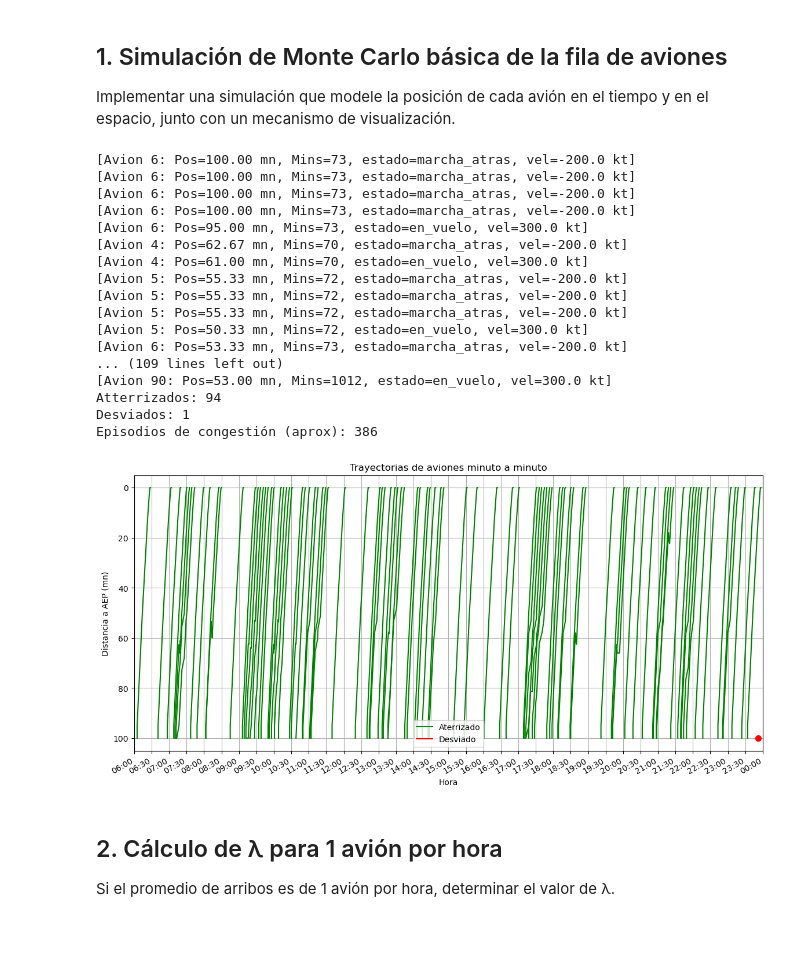
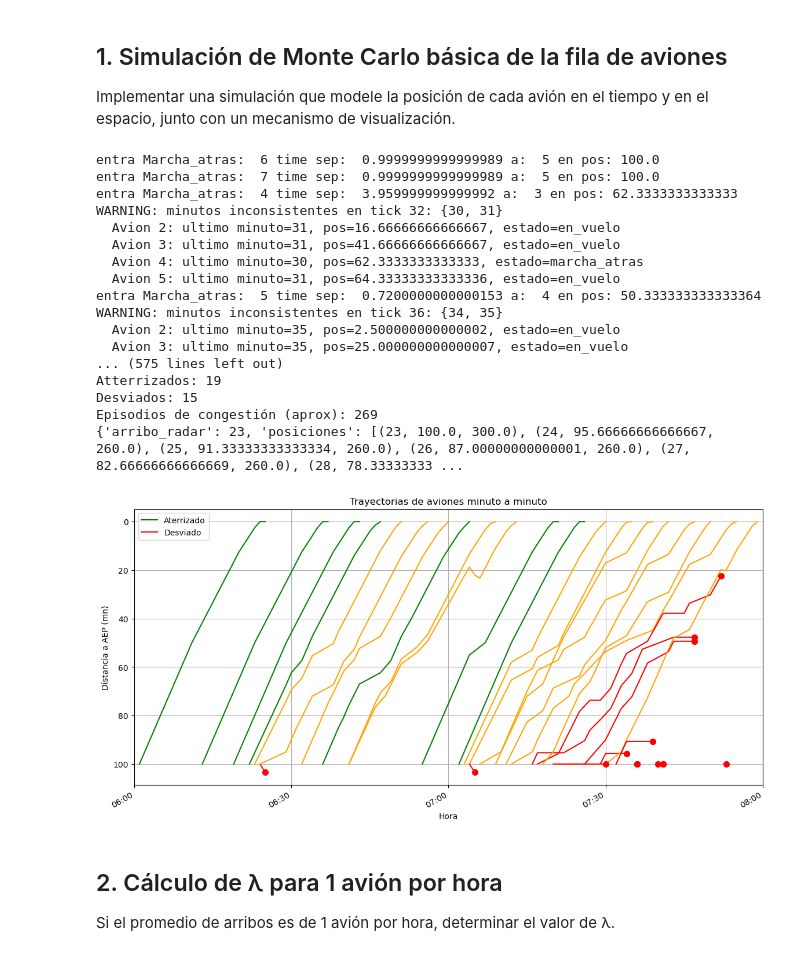
Before and after one commit to ezemaut/ACN-tp1, a Jupyter notebook: tp1.ipynb, the cells around one changed output. Cells and saved outputs as stored; diff of their text form; code cells hidden in the pictures.

Commit message:
falta debugging marcha atras e implentar tormenta y viento

```diff
--- a/tp1.ipynb
+++ b/tp1.ipynb
@@ -48,6 +48,7 @@ class Avion:
         self.desviado = False
         self.aterrizado = False
         self.estado = "en_vuelo"   # en_vuelo, marcha_atras, desviado, aterrizado
+        self.MarchaAt = 0
         # velocidad_actual en nudos (por defecto velocidad máxima permitida en su banda)
         self.velocidad_actual = self.velocidad_permitida()[0]
         # historial: lista de (minuto, posicion_mn, velocidad_nudos)
@@ -119,6 +120,7 @@ class Avion:
             self.posicion = 0.0
             self.aterrizado = True
             self.estado = "aterrizado"
+            vel = 0
         # registrar
         self.historial_posiciones.append((minuto, self.posicion, vel))
 
@@ -224,12 +242,14 @@ def actualizar_aviones_en_vuelo(en_vuelo, minuto, duracion_horas, resultados, li
             # si la nueva velocidad es menor que el mínimo permitido en esa banda -> marcha atrás
             if nueva_vel < vel_min_actual:
                 # pasa a marcha atrás
+                print('entra Marcha_atras: ', avion.num,'time sep: ', time_sep_min, 'a: ', lead.num, 'en pos:', avion.posicion)
                 avion.estado = "marcha_atras"
                 avion.velocidad_actual = -VEL_MARCHA_ATRAS  # indicador y valor absoluto (nudos)
                 agregar_a_marcha_atras(lista_marcha_atras, avion)
                 resultados["congestion"] += 1
-                if avion in en_vuelo:
-                    en_vuelo.remove(avion)
+                # remove by plane num instead of object identity
+                en_vuelo = [a for a in en_vuelo if a.num != avion.num]
+
                 # no lo añadimos a en_vuelo_activos (queda fuera de la fila)
             else:
                 # puede reducir y permanecer en la fila
@@ -267,8 +287,8 @@ def actualizar_marcha_atras(lista_marcha_atras, en_vuelo, minuto, resultados):
     # mantener en_vuelo ordenado por posicion (cerca primero)
     en_vuelo.sort(key=lambda a: a.posicion)
     lista_marcha_atras.sort(key=lambda a: a.posicion)
-    if len(lista_marcha_atras) >0:
-        print(lista_marcha_atras)
+    # if len(lista_marcha_atras) >0:
+    #     print(lista_marcha_atras)
 
     for avion in list(lista_marcha_atras):
         # 1) intentamos reinserción buscando gaps entre pares (lead, tail)
@@ -378,6 +398,7 @@ def agregar_a_marcha_atras(lista_marcha_atras, avion):
             a.posicion = avion.posicion
             a.velocidad_actual = avion.velocidad_actual
             a.estado = "marcha_atras"
+            a.MarchaAt = 1
             return
     # si no está, lo agregamos nuevo
     avion.estado = "marcha_atras"
@@ -393,7 +414,8 @@ def registrar_resultados(aviones, resultados):
             "arribo_radar": avion.tiempo_radar,
             "posiciones": avion.historial_posiciones.copy(),
             "desviado": avion.desviado,
-            "aterrizado": avion.aterrizado
+            "aterrizado": avion.aterrizado,
+            "marcha_at": avion.MarchaAt
         }
 
 # ==========================
@@ -431,7 +453,7 @@ import matplotlib.pyplot as plt
 import matplotlib.dates as mdates
 from datetime import datetime, timedelta
 
-def visualizar_trayectorias_horas(resultados, n=None):
+def visualizar_trayectorias_horas(resultados, n=None, hora_final = 24):
     """
     Visualiza las trayectorias minuto a minuto de los aviones con eje X en formato hora,
     siempre desde 06:00 am hasta 00:00 am.
@@ -449,7 +471,11 @@ def visualizar_trayectorias_horas(resultados, n=None):
     etiquetas_usadas = set()
 
     hora_inicio = datetime(2025, 1, 1, 6, 0)
-    hora_fin = datetime(2025, 1, 2, 0, 0)  # medianoche
+
+    if hora_final == 24:
+        hora_fin = datetime(2025, 1, 2, 0, 0)  # medianoche
+    else:
+        hora_fin = datetime(2025, 1, 1, 6+hora_final, 0)
 
     for num, t in resultados['trayectorias'].items():
         posiciones = t['posiciones']
@@ -464,6 +490,8 @@ def visualizar_trayectorias_horas(resultados, n=None):
         if t.get('desviado', False):
             color = 'red'
             label = 'Desviado'
+        elif t.get('marcha_at',True):
+            color = 'orange'
         elif t.get('aterrizado', False):
             color = 'green'
             label = 'Aterrizado'
@@ -482,6 +510,7 @@ def visualizar_trayectorias_horas(resultados, n=None):
         # Si se desvió, marcar el último punto
         if t.get('desviado', False):
             plt.scatter(tiempos[-1], distancias[-1], color='red', s=50, zorder=5)
+        # print((t.get('marcha_at',True)))
 
     plt.xlabel("Hora")
     plt.ylabel("Distancia a AEP (mn)")
@@ -503,34 +532,35 @@ def visualizar_trayectorias_horas(resultados, n=None):
 
 Implementar una simulación que modele la posición de cada avión en el tiempo y en el espacio, junto con un mecanismo de visualización.
 # %%
-res, avs = simular_aeropuerto(lambda_hora=5, duracion_horas=18, seed=42)
+timepo = 2
+res, avs = simular_aeropuerto(lambda_hora=15, duracion_horas=timepo, seed=42)
 print("Atterrizados:", res["aterrizados"])
 print("Desviados:", res["desviados"])
 print("Episodios de congestión (aprox):", res["congestion"])
 
-# print(res['trayectorias'][10])
+print(res['trayectorias'][5])
 # %% [output]
-[Avion 6: Pos=100.00 mn, Mins=73, estado=marcha_atras, vel=-200.0 kt]
-[Avion 6: Pos=100.00 mn, Mins=73, estado=marcha_atras, vel=-200.0 kt]
-[Avion 6: Pos=100.00 mn, Mins=73, estado=marcha_atras, vel=-200.0 kt]
-[Avion 6: Pos=100.00 mn, Mins=73, estado=marcha_atras, vel=-200.0 kt]
-[Avion 6: Pos=95.00 mn, Mins=73, estado=en_vuelo, vel=300.0 kt]
-[Avion 4: Pos=62.67 mn, Mins=70, estado=marcha_atras, vel=-200.0 kt]
-[Avion 4: Pos=61.00 mn, Mins=70, estado=en_vuelo, vel=300.0 kt]
-[Avion 5: Pos=55.33 mn, Mins=72, estado=marcha_atras, vel=-200.0 kt]
-[Avion 5: Pos=55.33 mn, Mins=72, estado=marcha_atras, vel=-200.0 kt]
-[Avion 5: Pos=55.33 mn, Mins=72, estado=marcha_atras, vel=-200.0 kt]
-[Avion 5: Pos=50.33 mn, Mins=72, estado=en_vuelo, vel=300.0 kt]
-[Avion 6: Pos=53.33 mn, Mins=73, estado=marcha_atras, vel=-200.0 kt]
-... (109 lines left out)
-[Avion 90: Pos=53.00 mn, Mins=1012, estado=en_vuelo, vel=300.0 kt]
-Atterrizados: 94
-Desviados: 1
-Episodios de congestión (aprox): 386
+entra Marcha_atras:  6 time sep:  0.9999999999999989 a:  5 en pos: 100.0
+entra Marcha_atras:  7 time sep:  0.9999999999999989 a:  5 en pos: 100.0
+entra Marcha_atras:  4 time sep:  3.959999999999992 a:  3 en pos: 62.3333333333333
+WARNING: minutos inconsistentes en tick 32: {30, 31}
+  Avion 2: ultimo minuto=31, pos=16.66666666666667, estado=en_vuelo
+  Avion 3: ultimo minuto=31, pos=41.66666666666667, estado=en_vuelo
+  Avion 4: ultimo minuto=30, pos=62.3333333333333, estado=marcha_atras
+  Avion 5: ultimo minuto=31, pos=64.33333333333336, estado=en_vuelo
+entra Marcha_atras:  5 time sep:  0.7200000000000153 a:  4 en pos: 50.333333333333364
+WARNING: minutos inconsistentes en tick 36: {34, 35}
+  Avion 2: ultimo minuto=35, pos=2.500000000000002, estado=en_vuelo
+  Avion 3: ultimo minuto=35, pos=25.000000000000007, estado=en_vuelo
+... (575 lines left out)
+Atterrizados: 19
+Desviados: 15
+Episodios de congestión (aprox): 269
+{'arribo_radar': 23, 'posiciones': [(23, 100.0, 300.0), (24, 95.66666666666667, 260.0), (25, 91.33333333333334, 260.0), (26, 87.00000000000001, 260.0), (27, 82.66666666666669, 260.0), (28, 78.33333333 ...
 # %%
-visualizar_trayectorias_horas(res)
+visualizar_trayectorias_horas(res, hora_final=timepo)
 # %% [output]
-[figure, old version]
+[figure, new version]
 # %% [markdown]
 ## 2. Cálculo de λ para 1 avión por hora
 
```
Also changed, not shown: parts of 1 cell of this notebook.
